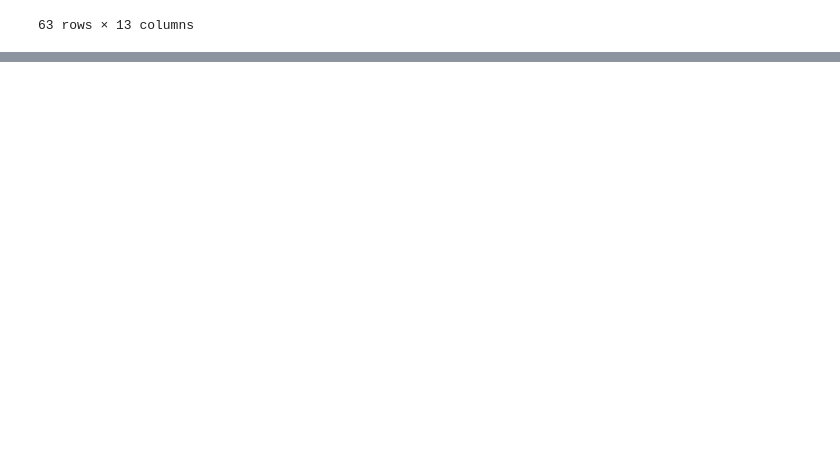
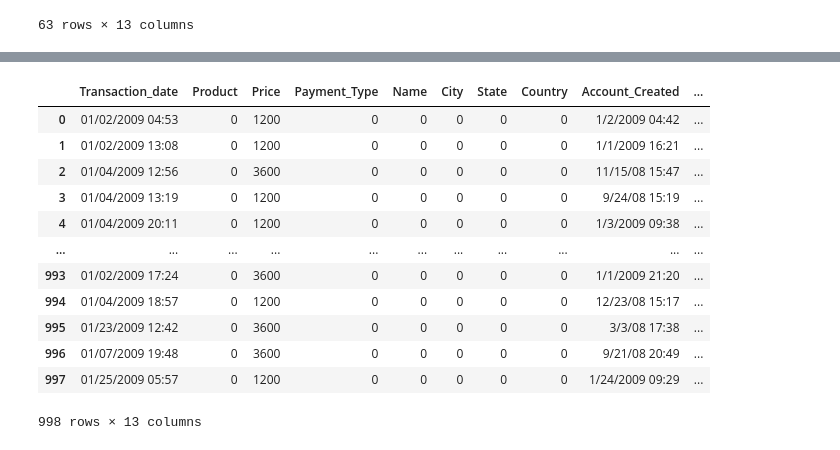
Before and after one commit to Rishab8077/Pandas-basic, a Jupyter notebook: Pandas.ipynb, the cells around one changed output, grey strips where cells are left out. Drawn from its saved outputs; the diff is of its cells as text; code cells hidden in the pictures; blank space fills up the shorter version.

```diff
--- a/Pandas.ipynb
+++ b/Pandas.ipynb
@@ -689,0 +776,17 @@ df.fillna(0, inplace=true)
+# %%
+df.replace('[A-Za-z]',0,regex=True)
+#regex is used to change string value in integer and '[A-Za-z]' means all string value
+# %% [output]
+|  | Transaction_date | Product | Price | Payment_Type | Name | City | State | Country | Account_Created | ... |
+| 0 | 01/02/2009 04:53 | 0 | 1200 | 0 | 0 | 0 | 0 | 0 | 1/2/2009 04:42 | ... |
+| 1 | 01/02/2009 13:08 | 0 | 1200 | 0 | 0 | 0 | 0 | 0 | 1/1/2009 16:21 | ... |
+| 2 | 01/04/2009 12:56 | 0 | 3600 | 0 | 0 | 0 | 0 | 0 | 11/15/08 15:47 | ... |
+| 3 | 01/04/2009 13:19 | 0 | 1200 | 0 | 0 | 0 | 0 | 0 | 9/24/08 15:19 | ... |
+| 4 | 01/04/2009 20:11 | 0 | 1200 | 0 | 0 | 0 | 0 | 0 | 1/3/2009 09:38 | ... |
+| ... | ... | ... | ... | ... | ... | ... | ... | ... | ... | ... |
+| 993 | 01/02/2009 17:24 | 0 | 3600 | 0 | 0 | 0 | 0 | 0 | 1/1/2009 21:20 | ... |
+| 994 | 01/04/2009 18:57 | 0 | 1200 | 0 | 0 | 0 | 0 | 0 | 12/23/08 15:17 | ... |
+| 995 | 01/23/2009 12:42 | 0 | 3600 | 0 | 0 | 0 | 0 | 0 | 3/3/08 17:38 | ... |
+| 996 | 01/07/2009 19:48 | 0 | 3600 | 0 | 0 | 0 | 0 | 0 | 9/21/08 20:49 | ... |
+| 997 | 01/25/2009 05:57 | 0 | 1200 | 0 | 0 | 0 | 0 | 0 | 1/24/2009 09:29 | ... |
+998 rows × 13 columns
```
Also changed, not shown: parts of 33 cells of this notebook.
